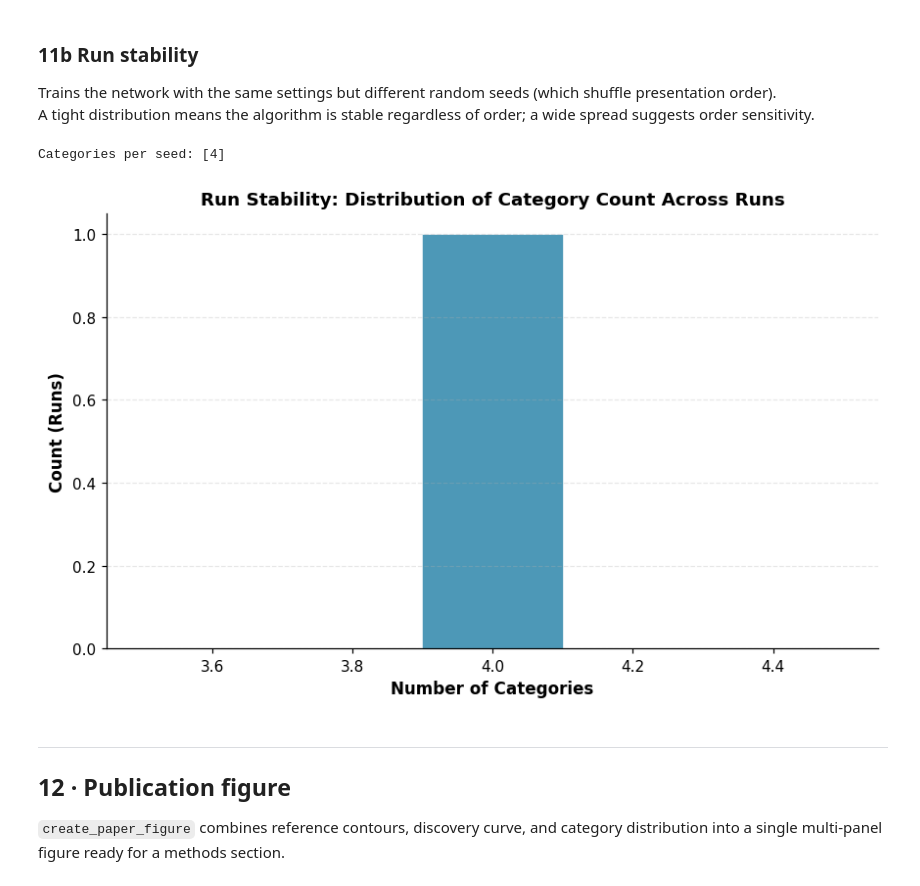
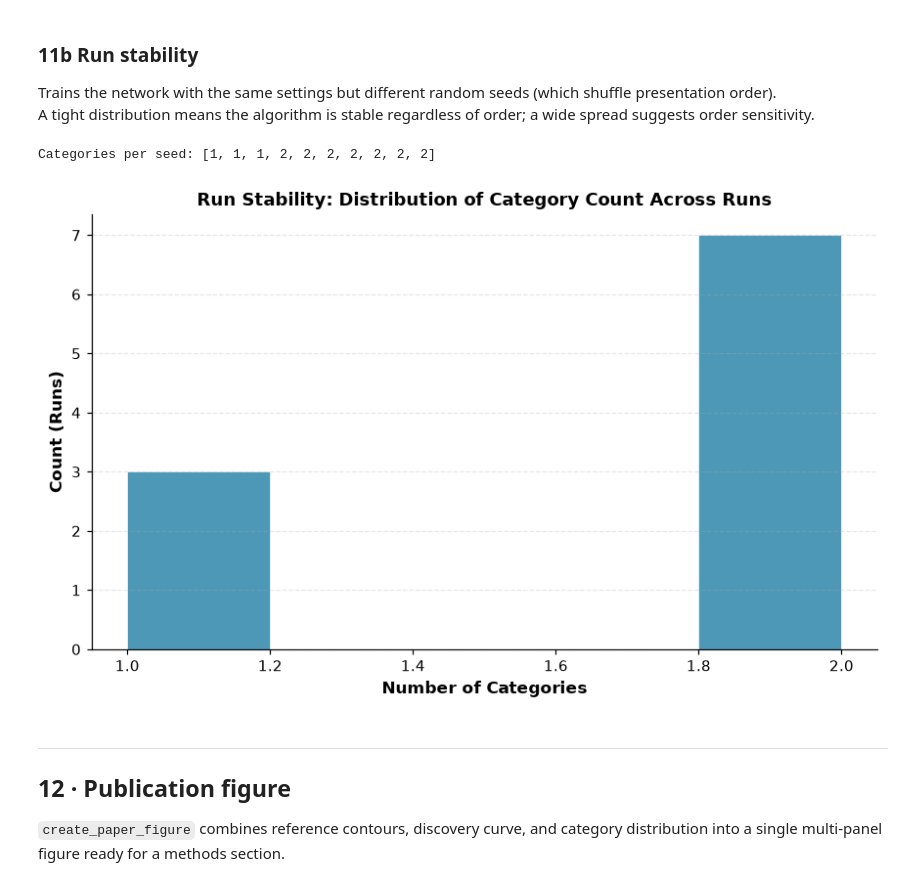
Before and after one commit to dolphin-acoustics-vip/artwarp-py, a Jupyter notebook: examples/artwarp_demo.ipynb, the cells around one changed output. Drawn from its saved outputs; the diff is of its cells as text; code cells hidden in the pictures.

Commit message:
DEMO-UPDATE [DOCS] Align demo notebook wording and training settings  - NOTE: Demo contours from examples/data/; vigilance=85 / 50 iters; stability uses 10 seeds

```diff
--- a/examples/artwarp_demo.ipynb
+++ b/examples/artwarp_demo.ipynb
@@ -562,18 +566,18 @@ Trains the network with the same settings but different random seeds (which shuf
 A tight distribution means the algorithm is stable regardless of order; a wide spread suggests order sensitivity.
 # %%
 n_cats_per_seed = [
-    ARTwarp(vigilance=96.0, random_seed=s, verbose=False)
+    ARTwarp(vigilance=85.0, learning_rate=0.1, random_seed=s, verbose=False)
     .fit(train_contours)
     .num_categories
-    for s in range(1)
+    for s in range(10)
 ]
 
 print("Categories per seed:", n_cats_per_seed)
 fig = plot_run_stability(n_cats_per_seed, figsize=(8, 5))
 plt.show()
 # %% [output]
-Categories per seed: [4]
+Categories per seed: [1, 1, 1, 2, 2, 2, 2, 2, 2, 2]
-[figure, old version]
+[figure, new version]
 # %% [markdown]
 ---
 ## 12  ·  Publication figure
```
Also changed, not shown: parts of 28 cells of this notebook.
